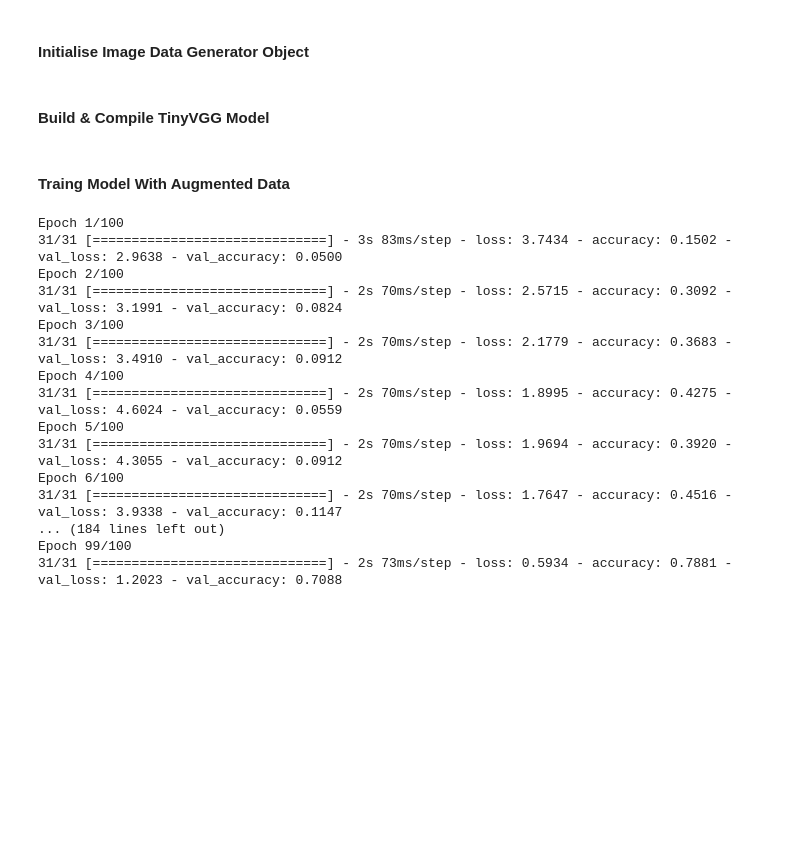
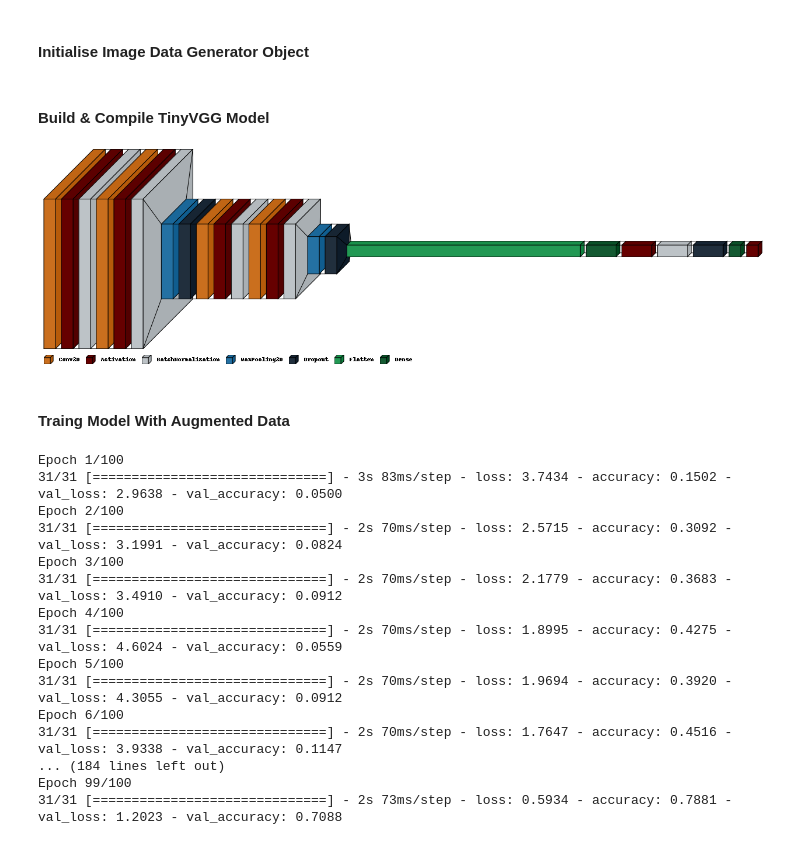
Before and after one commit to catch-n-release/drig, a Jupyter notebook: notebooks/Regularized_TinyVGG_on_Flowers17.ipynb, the cells around one changed output. Saved outputs shown, nothing was run; the diff lists cells and outputs as text; code cells hidden in the pictures; blank space fills up the shorter version.

Commit message:
added custom network visualization

```diff
--- a/notebooks/Regularized_TinyVGG_on_Flowers17.ipynb
+++ b/notebooks/Regularized_TinyVGG_on_Flowers17.ipynb
@@ -57,6 +58,10 @@ augmenter=ImageDataGenerator(rotation_range=30, width_shift_range=0.2, height_sh
 opt=SGD(learning_rate=0.05)
 model=TinyVGG.build(width=64, height=64, depth=3, classes=len(classes))
 model.compile(loss="categorical_crossentropy", optimizer=opt, metrics=["accuracy"])
+# %%
+visualize_network(model)
+# %% [output]
+[figure, added]
 # %% [markdown]
 #### Traing Model With Augmented Data
 # %%
```
Also changed, not shown: parts of 1 cell of this notebook, 2 other files.
